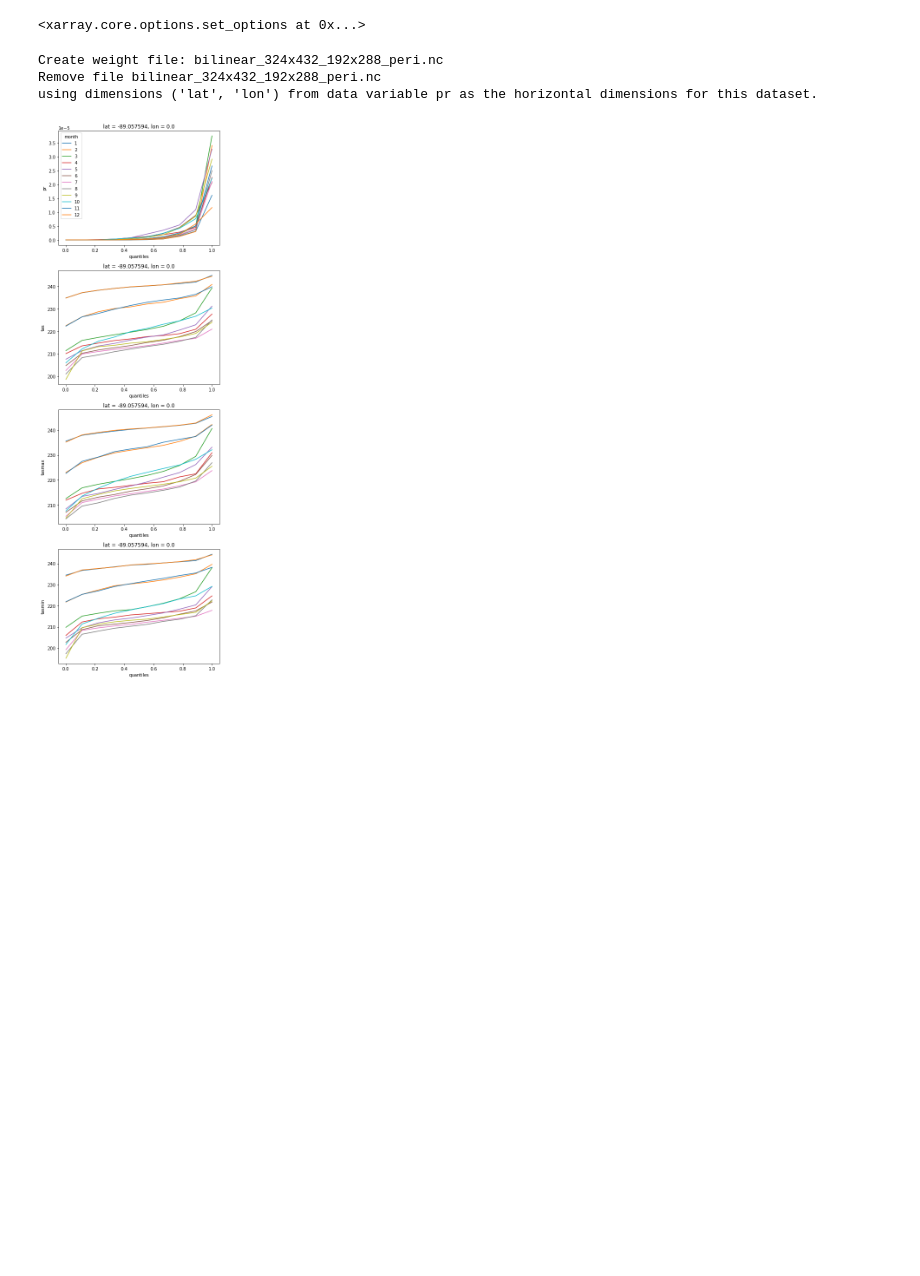
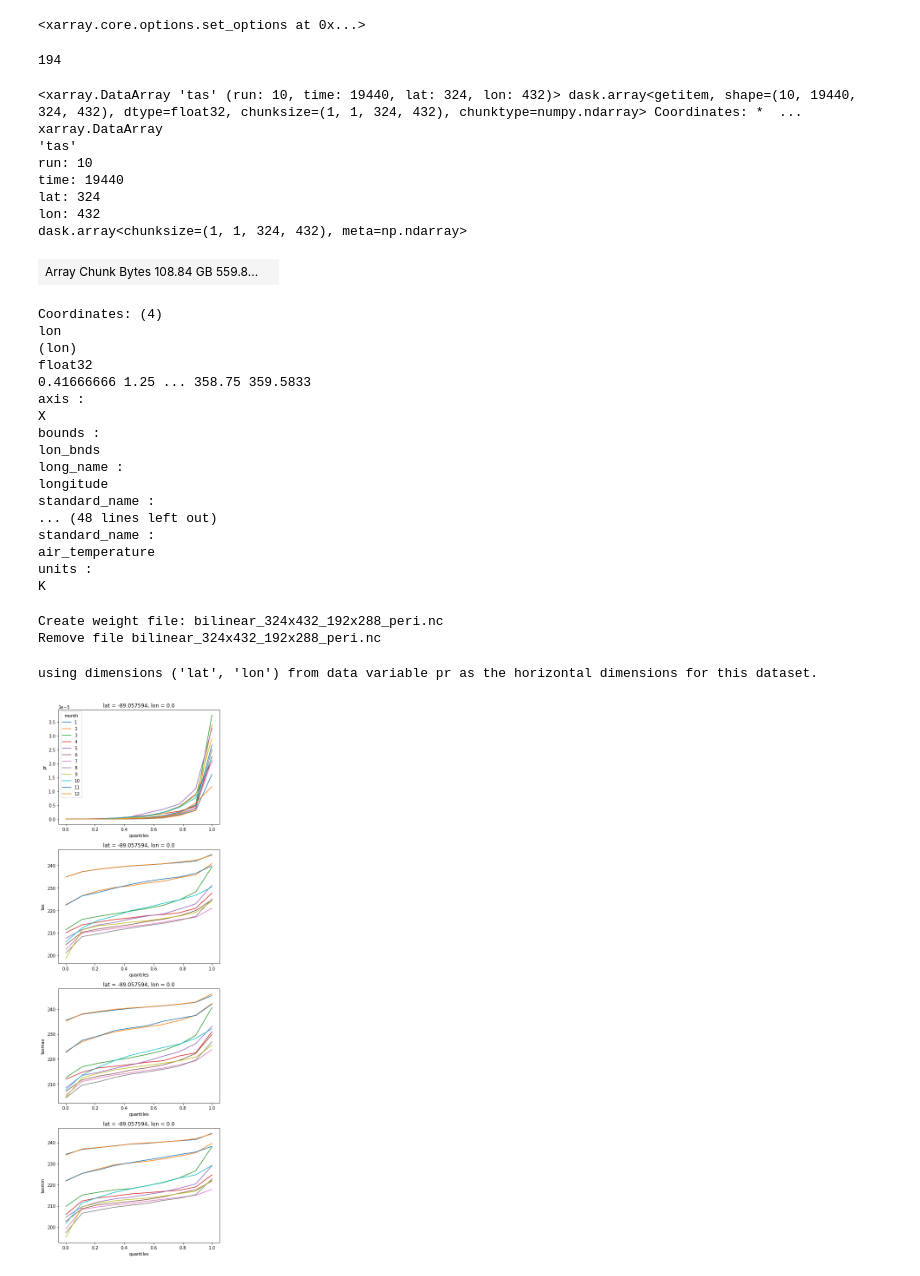
Before and after one commit to dfulu/climateTranslation, a Jupyter notebook: notebooks/development/quantile-mapping.ipynb, the cells around one changed output. Saved outputs shown, nothing was run; the diff lists cells and outputs as text; code cells hidden in the pictures; blank space fills up the shorter version.

```diff
--- a/notebooks/development/quantile-mapping.ipynb
+++ b/notebooks/development/quantile-mapping.ipynb
@@ -5,7 +5,7 @@ import matplotlib.pyplot as plt
 import matplotlib.colors as colors
 import cartopy.crs as ccrs
 from climatetranslation.unit.data import construct_regridders, reduce_height, get_dataset
-xr.set_options(display_style="text")
+xr.set_options(display_style="html")
 # %% [output]
 <xarray.core.options.set_options at 0x...>
 # %%
@@ -13,23 +13,57 @@ reduce_dict = {0: ['pr'], 2: ['tas', 'tasmin', 'tasmax']}
 # %%
 ds_cam = get_dataset('/datadrive/cam5/nat_hist_zarr', level_vars=reduce_dict)
 ds_had = get_dataset('/datadrive/hadgem3/nat_hist_zarr', level_vars=reduce_dict)
+# %%
+ds_had.time.shape[0]//100
+# %% [output]
+194
+# %%
+ds_had.tas
+# %% [output]
+<xarray.DataArray 'tas' (run: 10, time: 19440, lat: 324, lon: 432)> dask.array<getitem, shape=(10, 19440, 324, 432), dtype=float32, chunksize=(1, 1, 324, 432), chunktype=numpy.ndarray> Coordinates: *  ...
+xarray.DataArray
+'tas'
+run: 10
+time: 19440
+lat: 324
+lon: 432
+dask.array<chunksize=(1, 1, 324, 432), meta=np.ndarray>
+| Array Chunk Bytes 108.84 GB 559.8... |  |
+Coordinates: (4)
+lon
+(lon)
+float32
+0.41666666 1.25 ... 358.75 359.5833
+axis :
+X
+bounds :
+lon_bnds
+long_name :
+longitude
+standard_name :
+... (48 lines left out)
+standard_name :
+air_temperature
+units :
+K
 # %%
-rg_cam, rg_had = construct_regridders(ds_cam, ds_had)
-
 # attributes are stripped by regridding module. Save them
 cam_attrs = {v:ds_cam[v].attrs for v in ds_cam.keys()}
 had_attrs = {v:ds_cam[v].attrs for v in ds_cam.keys()}
 
-# regridders allow lazy evaluation
-ds_cam = ds_cam if rg_cam is None else rg_cam(ds_cam).astype(np.float32)
-ds_had = ds_had if rg_had is None else rg_had(ds_had).astype(np.float32)
-
 # reapply attributes
 for v, attr in cam_attrs.items():
-    ds_cam[v].attrs = attr
+    ds_cam[v].attrs = {}
 for v, attr in had_attrs.items():
-    ds_had[v].attrs = attr
+    ds_had[v].attrs = {}
-# %% [output]
-Create weight file: bilinear_324x432_192x288_peri.nc
-Remove file bilinear_324x432_192x288_peri.nc
-using dimensions ('lat', 'lon') from data variable pr as the horizontal dimensions for this dataset.
+# %%
+rg_cam, rg_had = construct_regridders(ds_cam, ds_had)
+# %% [output]
+Create weight file: bilinear_324x432_192x288_peri.nc
+Remove file bilinear_324x432_192x288_peri.nc
+# %%
+# regridders allow lazy evaluation
+ds_cam = ds_cam if rg_cam is None else rg_cam(ds_cam).astype(np.float32)
+ds_had = ds_had if rg_had is None else rg_had(ds_had).astype(np.float32)
+# %% [output]
+using dimensions ('lat', 'lon') from data variable pr as the horizontal dimensions for this dataset.
```
Also changed, not shown: parts of 7 cells of this notebook, 4 other files.
